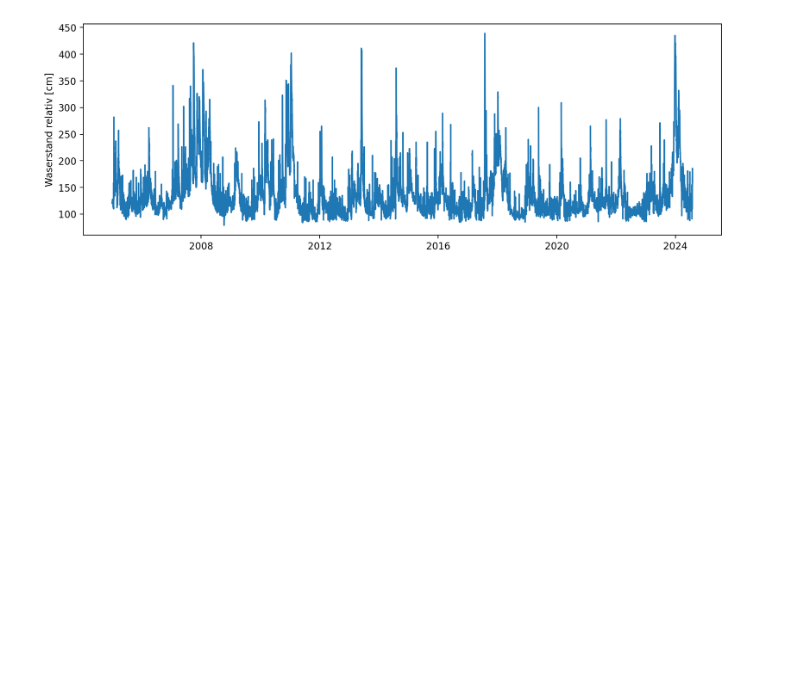
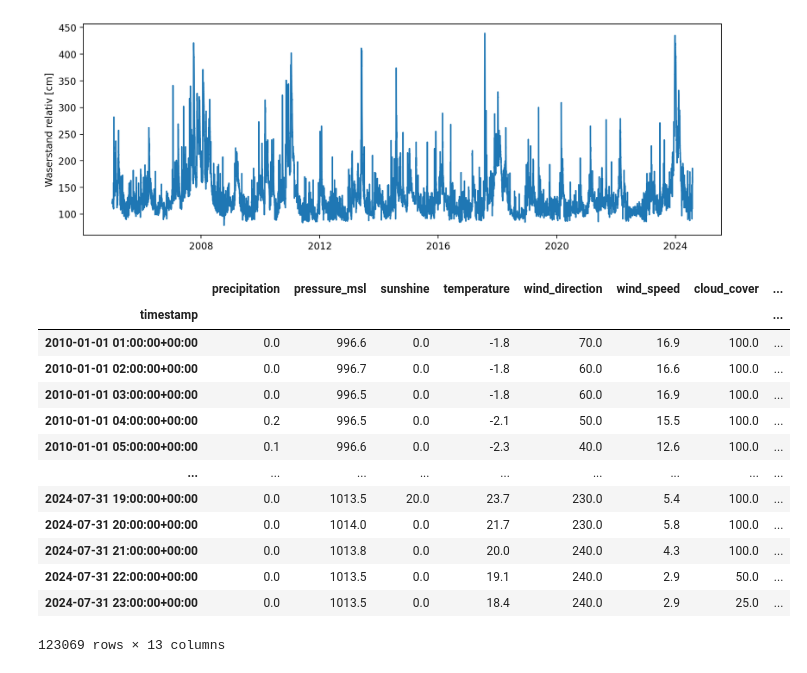
Before and after one commit to AquaStream/waterlevels_oker, a Jupyter notebook: notebooks/01-EDA.ipynb, the cells around one changed output. Drawn from its saved outputs; the diff is of its cells as text; code cells hidden in the pictures; blank space fills up the shorter version.

Commit message:
added weather data eda

```diff
--- a/notebooks/01-EDA.ipynb
+++ b/notebooks/01-EDA.ipynb
@@ -247,3 +247,22 @@ sns.lineplot(ohrum_data["Waserstand relativ [cm]"], ax=ax)
 # %% [output]
 <Axes: ylabel='Waserstand relativ [cm]'>
 [figure]
+# %%
+processed_weather = preprocess_weather_data()
+# %%
+processed_weather
+# %% [output]
+|  | precipitation | pressure_msl | sunshine | temperature | wind_direction | wind_speed | cloud_cover | ... |
+| timestamp |  |  |  |  |  |  |  | ... |
+| 2010-01-01 01:00:00+00:00 | 0.0 | 996.6 | 0.0 | -1.8 | 70.0 | 16.9 | 100.0 | ... |
+| 2010-01-01 02:00:00+00:00 | 0.0 | 996.7 | 0.0 | -1.8 | 60.0 | 16.6 | 100.0 | ... |
+| 2010-01-01 03:00:00+00:00 | 0.0 | 996.5 | 0.0 | -1.8 | 60.0 | 16.9 | 100.0 | ... |
+| 2010-01-01 04:00:00+00:00 | 0.2 | 996.5 | 0.0 | -2.1 | 50.0 | 15.5 | 100.0 | ... |
+| 2010-01-01 05:00:00+00:00 | 0.1 | 996.6 | 0.0 | -2.3 | 40.0 | 12.6 | 100.0 | ... |
+| ... | ... | ... | ... | ... | ... | ... | ... | ... |
+| 2024-07-31 19:00:00+00:00 | 0.0 | 1013.5 | 20.0 | 23.7 | 230.0 | 5.4 | 100.0 | ... |
+| 2024-07-31 20:00:00+00:00 | 0.0 | 1014.0 | 0.0 | 21.7 | 230.0 | 5.8 | 100.0 | ... |
+| 2024-07-31 21:00:00+00:00 | 0.0 | 1013.8 | 0.0 | 20.0 | 240.0 | 4.3 | 100.0 | ... |
+| 2024-07-31 22:00:00+00:00 | 0.0 | 1013.5 | 0.0 | 19.1 | 240.0 | 2.9 | 50.0 | ... |
+| 2024-07-31 23:00:00+00:00 | 0.0 | 1013.5 | 0.0 | 18.4 | 240.0 | 2.9 | 25.0 | ... |
+123069 rows × 13 columns
```
Also changed, not shown: parts of 6 cells of this notebook.
